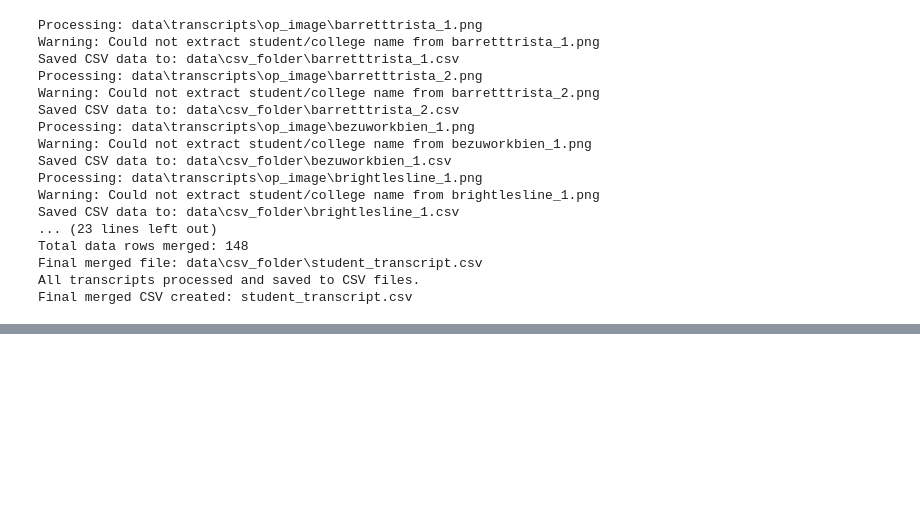
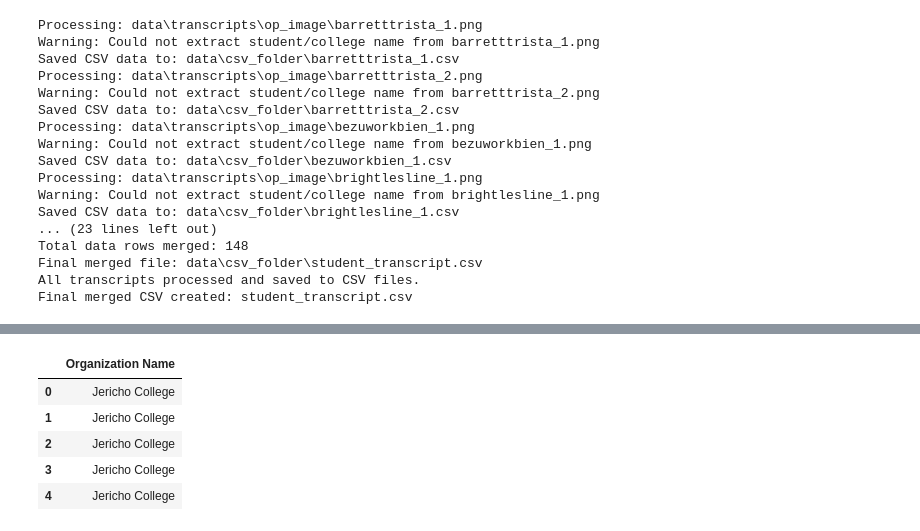
Before and after one commit to cchtnn/project_xa001, a Jupyter notebook: bin/csv_agent.ipynb, the cells around one changed output, grey strips where cells are left out. Drawn from its saved outputs; the diff is of its cells as text; code cells hidden in the pictures; blank space fills up the shorter version.

```diff
--- a/csv_agent.ipynb
+++ b/bin/csv_agent.ipynb
@@ -2000,0 +2066,13 @@ Final merged CSV created: student_transcript.csv
+# %%
+df1['College Name'] = df1['College Name'].apply(lambda x : x.replace("Hesston College","Jericho College"))
+# %%
+df1['Organization Name'] = "Jericho College"
+# %%
+df1[['Organization Name']].head()
+# %% [output]
+|  | Organization Name |
+| 0 | Jericho College |
+| 1 | Jericho College |
+| 2 | Jericho College |
+| 3 | Jericho College |
+| 4 | Jericho College |
```
Also changed, not shown: parts of 8 cells of this notebook, 16 other files.
